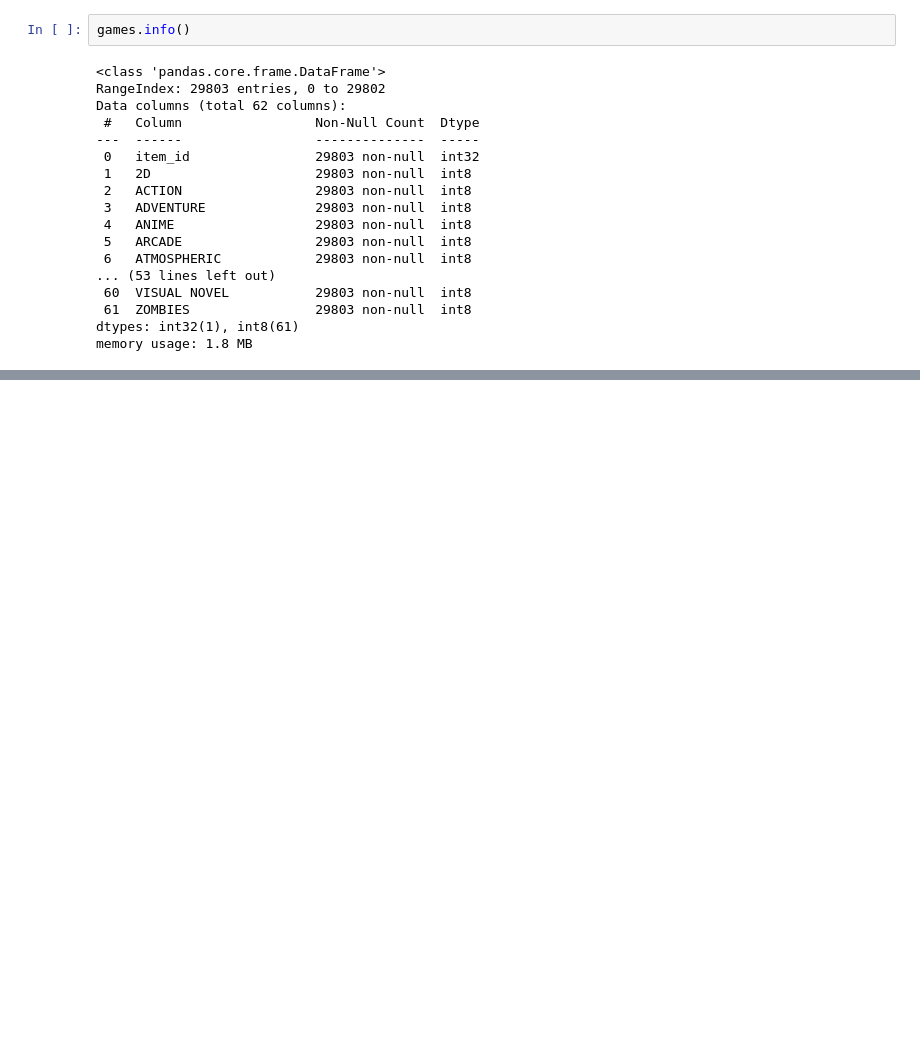
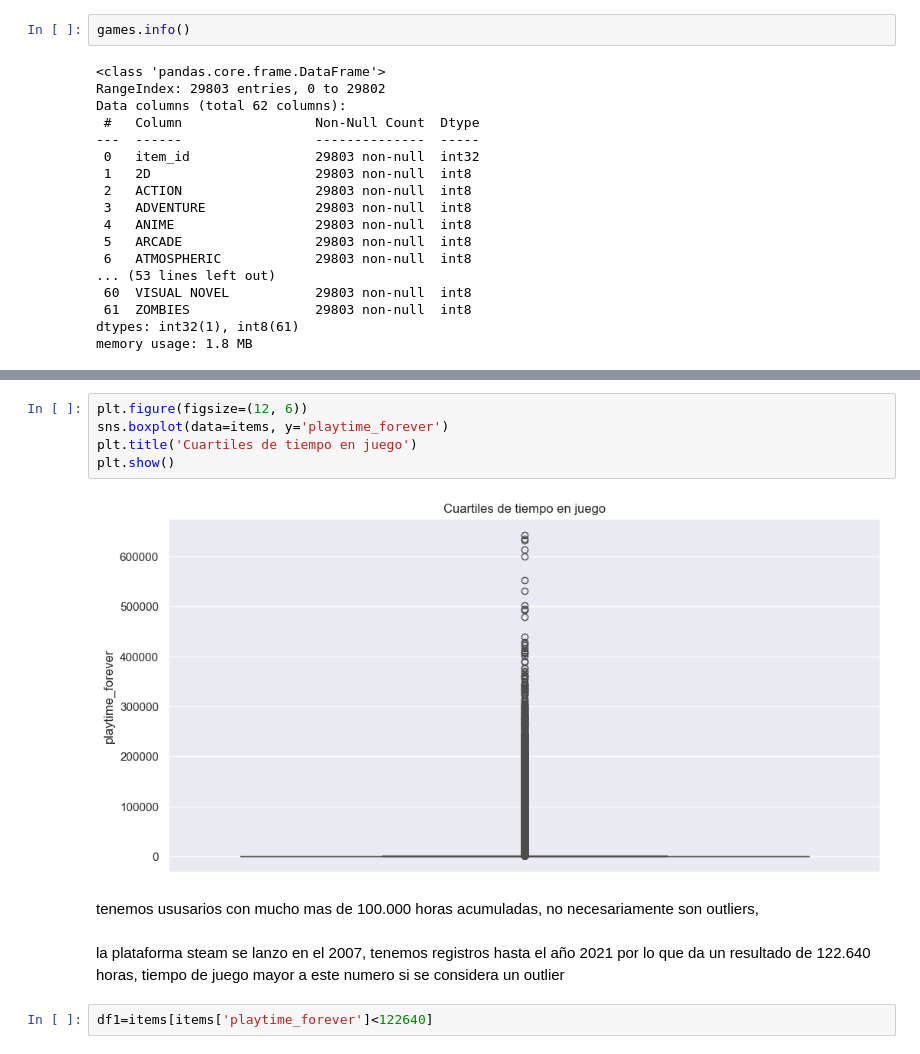
Before and after one commit to PrietoPy/PI_ML_OPS-PT, a Jupyter notebook: Notebooks/EDA.ipynb, the cells around one changed output, grey strips where cells are left out. Cells and saved outputs as stored; diff of their text form; blank space fills up the shorter version.

```diff
--- a/Notebooks/EDA.ipynb
+++ b/Notebooks/EDA.ipynb
@@ -60,0 +225,13 @@ memory usage: 119.0 MB
+# %%
+plt.figure(figsize=(12, 6))
+sns.boxplot(data=items, y='playtime_forever')
+plt.title('Cuartiles de tiempo en juego')
+plt.show()
+# %% [output]
+[figure, added]
+# %% [markdown]
+tenemos ususarios con mucho mas de 100.000 horas acumuladas, no necesariamente son outliers,
+# %% [markdown]
+la plataforma steam se lanzo en el 2007, tenemos registros hasta el año 2021 por lo que da un resultado de 122.640 horas, tiempo de juego mayor a este numero si se considera un outlier
+# %%
+df1=items[items['playtime_forever']<122640]
```
Also changed, not shown: parts of 97 cells of this notebook, 7 other files.
